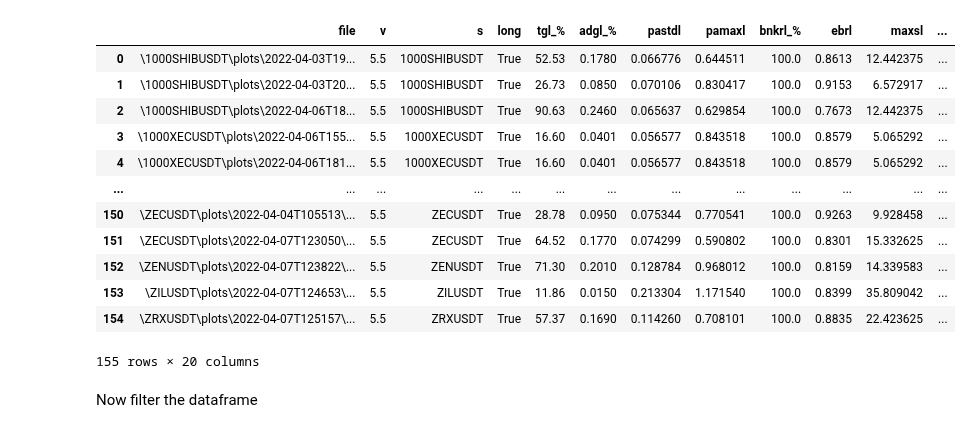
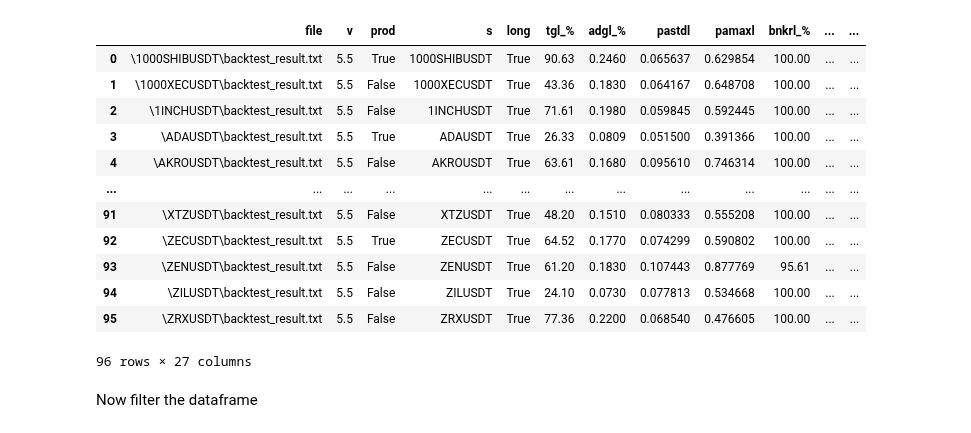
Before and after one commit to shroukkhan/passivbot, a Jupyter notebook: analyze_result_binance.ipynb, the cells around one changed output. Drawn from its saved outputs; the diff is of its cells as text; code cells hidden in the pictures.

Commit message:
adjust binance run

```diff
--- a/analyze_result_binance.ipynb
+++ b/analyze_result_binance.ipynb
@@ -86,0 +169,14 @@ with open('next_batch_config','w') as f:
+# %%
+## get current config
+current_config = pd.read_csv('run_config.csv')
+
+config_data = {}
+for symbol in allowed_symbols:
+    c = current_config.loc[current_config['symbol'] == symbol.replace('USDT','')]
+    config_data[symbol]={
+        'lm':c['long_mode'].values[0],
+        'sm':c['short_mode'].values[0],
+        'le':c['long_exposure'].values[0],
+        'se':c['short_exposure'].values[0],
+    }
+config_data
@@ -87,12 +201,17 @@ with open('next_batch_config','w') as f:
 # %%
+import warnings
+
+warnings.filterwarnings("ignore")
+
 big_data = pd.DataFrame()
-files = glob.iglob('backtests/binance/' + '**/backtest_result.txt', recursive=True)
+files = glob.iglob('backtests/binance_production/' + '**/backtest_result.txt', recursive=True)
 i = 0
+#print(symbol_notional_volume)
 for filename in files:
     #print(f'parsing : {filename}')
     with open(filename, 'r') as file:
         data = file.read().split('\n')
-        d = {'file': filename.replace('backtests/binance','')}
+        d = {'file': filename.replace('backtests/binance_production', '')}
         current_state = 'long'
         for l in data:
             l = l.split('|')
@@ -119,48 +238,67 @@ for filename in files:
                 if key == 'Average daily gain' and current_state == 'long':
                     d['adgl_%'] = float(value.replace('%', '').strip())
                 if key == 'Closest bankruptcy' and current_state == 'long':
                     d['bnkrl_%'] = float(value.replace('%', '').strip())
                 if key == 'Lowest equity/balance ratio' and current_state == 'long':
                     d['ebrl'] = float(value.replace('%', '').strip())
                 if key == 'Max hours stuck' and current_state == 'long':
-                    d['maxsl'] = float(value.replace('%', '').strip())/24
+                    d['maxsl'] = float(value.replace('%', '').strip()) / 24
                 if key == 'Price action distance max' and current_state == 'long':
                     d['pamaxl'] = float(value.replace('%', '').strip())
                 if key == 'Price action distance std' and current_state == 'long':
                     d['pastdl'] = float(value.strip())
 
                 if key == 'Total gain' and current_state == 'short':
                     d['tgs_%'] = float(value.replace('%', '').strip())
                 if key == 'Average daily gain' and current_state == 'short':
                     d['adgs_%'] = float(value.replace('%', '').strip())
                 if key == 'Closest bankruptcy' and current_state == 'short':
                     d['bnkrs_%'] = float(value.replace('%', '').strip())
                 if key == 'Lowest equity/balance ratio' and current_state == 'short':
                     d['ebrs'] = float(value.replace('%', '').strip())
                 if key == 'Max hours stuck' and current_state == 'short':
-                    d['maxss'] = float(value.replace('%', '').strip())/24
+                    d['maxss'] = float(value.replace('%', '').strip()) / 24
                 if key == 'Price action distance max' and current_state == 'short':
                     d['pamaxs'] = float(value.replace('%', '').strip())
                 if key == 'Price action distance std' and current_state == 'short':
                     d['pastds'] = float(value.strip())
 
-        #d['adgt_%'] = d['adgl_%']+d['adgs_%']
+        # # symbol_notional_volume[symbol] = {
+        # #     "vol":volm,
+        # #     "listed":listed_on,
+        # #     "notion":min_notional
+        # # }
+        symbol = d['s']
+        d['vol'] = symbol_notional_volume[symbol]['vol']
+        d['listed'] = symbol_notional_volume[symbol]['listed']
+        d['notion'] = symbol_notional_volume[symbol]['notion']
+        # # config_data[symbol]={
+        # #     'lm':c['long_mode'].values[0],
+        # #     'sm':c['short_mode'].values[0],
+        # #     'le':c['long_exposure'].values[0],
+        # #     'se':c['short_exposure'].values[0],
+        # # }
+        d['lm'] = config_data[symbol]['lm']
+        d['sm'] = config_data[symbol]['sm']
+        d['le'] = config_data[symbol]['le']
+        d['se'] = config_data[symbol]['se']
+        # print(d)
         big_data = big_data.append(d, ignore_index=True)
 
 big_data
 # %% [output]
-|  | file | v | s | long | tgl_% | adgl_% | pastdl | pamaxl | bnkrl_% | ebrl | maxsl | ... |
-| 0 | \1000SHIBUSDT\plots\2022-04-03T19... | 5.5 | 1000SHIBUSDT | True | 52.53 | 0.1780 | 0.066776 | 0.644511 | 100.0 | 0.8613 | 12.442375 | ... |
-| 1 | \1000SHIBUSDT\plots\2022-04-03T20... | 5.5 | 1000SHIBUSDT | True | 26.73 | 0.0850 | 0.070106 | 0.830417 | 100.0 | 0.9153 | 6.572917 | ... |
-| 2 | \1000SHIBUSDT\plots\2022-04-06T18... | 5.5 | 1000SHIBUSDT | True | 90.63 | 0.2460 | 0.065637 | 0.629854 | 100.0 | 0.7673 | 12.442375 | ... |
-| 3 | \1000XECUSDT\plots\2022-04-06T155... | 5.5 | 1000XECUSDT | True | 16.60 | 0.0401 | 0.056577 | 0.843518 | 100.0 | 0.8579 | 5.065292 | ... |
-| 4 | \1000XECUSDT\plots\2022-04-06T181... | 5.5 | 1000XECUSDT | True | 16.60 | 0.0401 | 0.056577 | 0.843518 | 100.0 | 0.8579 | 5.065292 | ... |
+|  | file | v | prod | s | long | tgl_% | adgl_% | pastdl | pamaxl | bnkrl_% | ... | ... |
+| 0 | \1000SHIBUSDT\backtest_result.txt | 5.5 | True | 1000SHIBUSDT | True | 90.63 | 0.2460 | 0.065637 | 0.629854 | 100.00 | ... | ... |
+| 1 | \1000XECUSDT\backtest_result.txt | 5.5 | False | 1000XECUSDT | True | 43.36 | 0.1830 | 0.064167 | 0.648708 | 100.00 | ... | ... |
+| 2 | \1INCHUSDT\backtest_result.txt | 5.5 | False | 1INCHUSDT | True | 71.61 | 0.1980 | 0.059845 | 0.592445 | 100.00 | ... | ... |
+| 3 | \ADAUSDT\backtest_result.txt | 5.5 | True | ADAUSDT | True | 26.33 | 0.0809 | 0.051500 | 0.391366 | 100.00 | ... | ... |
+| 4 | \AKROUSDT\backtest_result.txt | 5.5 | False | AKROUSDT | True | 63.61 | 0.1680 | 0.095610 | 0.746314 | 100.00 | ... | ... |
 | ... | ... | ... | ... | ... | ... | ... | ... | ... | ... | ... | ... | ... |
-| 150 | \ZECUSDT\plots\2022-04-04T105513\... | 5.5 | ZECUSDT | True | 28.78 | 0.0950 | 0.075344 | 0.770541 | 100.0 | 0.9263 | 9.928458 | ... |
-| 151 | \ZECUSDT\plots\2022-04-07T123050\... | 5.5 | ZECUSDT | True | 64.52 | 0.1770 | 0.074299 | 0.590802 | 100.0 | 0.8301 | 15.332625 | ... |
-| 152 | \ZENUSDT\plots\2022-04-07T123822\... | 5.5 | ZENUSDT | True | 71.30 | 0.2010 | 0.128784 | 0.968012 | 100.0 | 0.8159 | 14.339583 | ... |
-| 153 | \ZILUSDT\plots\2022-04-07T124653\... | 5.5 | ZILUSDT | True | 11.86 | 0.0150 | 0.213304 | 1.171540 | 100.0 | 0.8399 | 35.809042 | ... |
-| 154 | \ZRXUSDT\plots\2022-04-07T125157\... | 5.5 | ZRXUSDT | True | 57.37 | 0.1690 | 0.114260 | 0.708101 | 100.0 | 0.8835 | 22.423625 | ... |
+| 91 | \XTZUSDT\backtest_result.txt | 5.5 | False | XTZUSDT | True | 48.20 | 0.1510 | 0.080333 | 0.555208 | 100.00 | ... | ... |
+| 92 | \ZECUSDT\backtest_result.txt | 5.5 | True | ZECUSDT | True | 64.52 | 0.1770 | 0.074299 | 0.590802 | 100.00 | ... | ... |
+| 93 | \ZENUSDT\backtest_result.txt | 5.5 | False | ZENUSDT | True | 61.20 | 0.1830 | 0.107443 | 0.877769 | 95.61 | ... | ... |
+| 94 | \ZILUSDT\backtest_result.txt | 5.5 | False | ZILUSDT | True | 24.10 | 0.0730 | 0.077813 | 0.534668 | 100.00 | ... | ... |
+| 95 | \ZRXUSDT\backtest_result.txt | 5.5 | False | ZRXUSDT | True | 77.36 | 0.2200 | 0.068540 | 0.476605 | 100.00 | ... | ... |
-155 rows × 20 columns
+96 rows × 27 columns
 # %% [markdown]
 Now filter the dataframe
```
Also changed, not shown: parts of 16 cells of this notebook, 9 other files.
